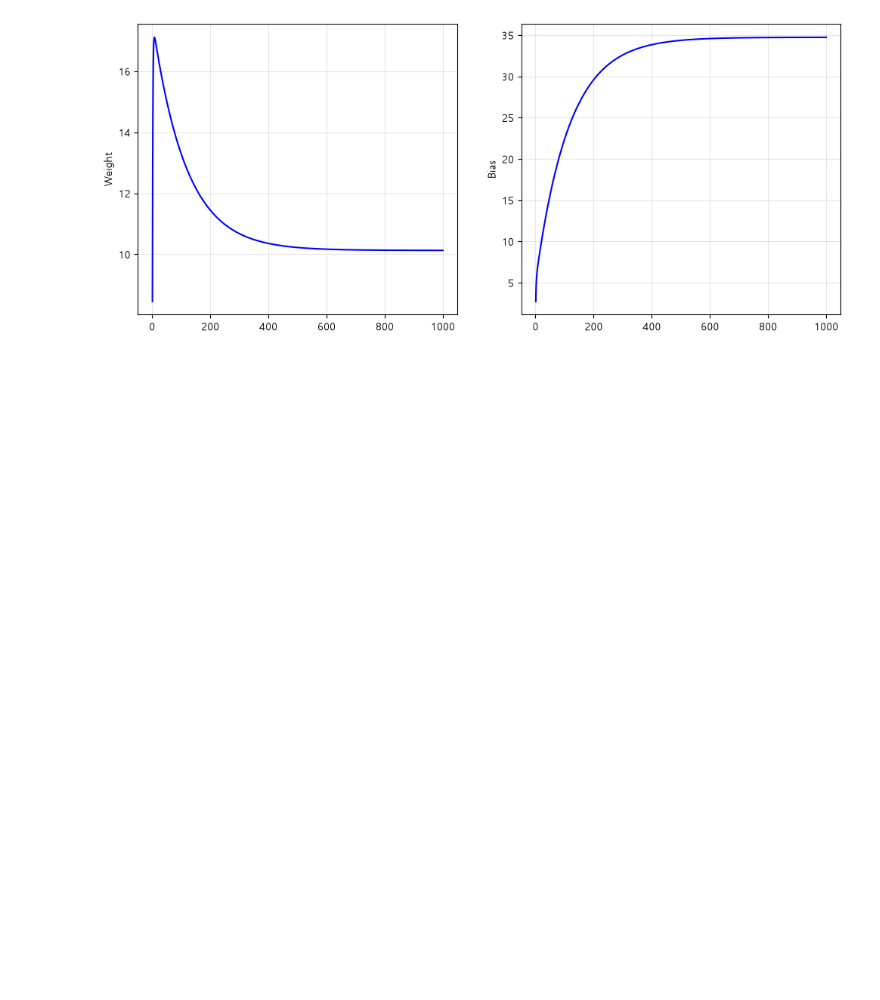
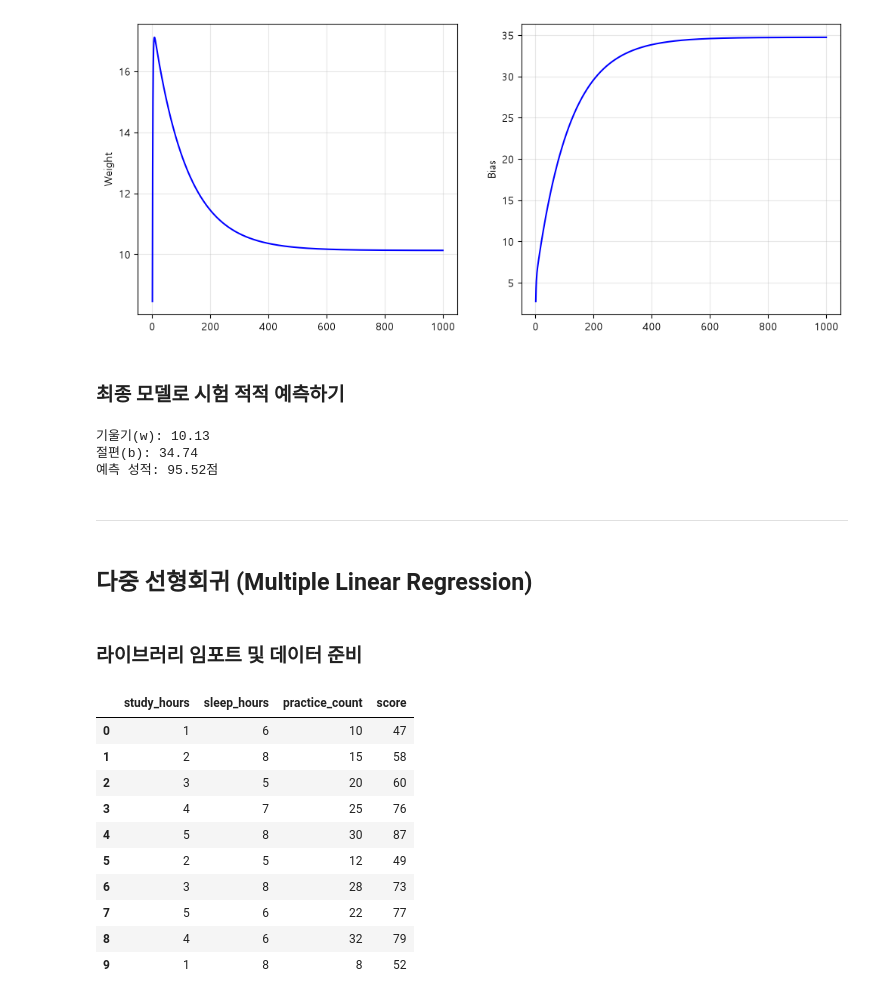
Before and after one commit to koda0909/DATA_TITANIC, a Jupyter notebook: 03_ml.ipynb, the cells around one changed output. Drawn from its saved outputs; the diff is of its cells as text; code cells hidden in the pictures; blank space fills up the shorter version.

```diff
--- a/03_ml.ipynb
+++ b/03_ml.ipynb
@@ -285,3 +285,58 @@ axes[1].set_ylabel("Bias")
 plt.show()
 # %% [output]
 [figure]
+# %% [markdown]
+### 최종 모델로 시험 적적 예측하기
+# %%
+# 최종 학습된 기울기, 절편
+print(f"기울기(w): {sgd.coef_[0]:.2f}")
+print(f"절편(b): {sgd.intercept_[0]:.2f}")
+
+# 6시간 학습한 학생
+new_data = pd.DataFrame({"hours": [6]})
+
+# 경사하강법으로 학습한 모델로 예측
+prediction = sgd.predict(new_data)
+
+print(f"예측 성적: {prediction[0]:.2f}점")
+# %% [output]
+기울기(w): 10.13
+절편(b): 34.74
+예측 성적: 95.52점
+# %% [markdown]
+---
+# %% [markdown]
+## 다중 선형회귀 (Multiple Linear Regression)
+# %% [markdown]
+### 라이브러리 임포트 및 데이터 준비
+# %%
+import pandas as pd
+import matplotlib.pyplot as plt
+import seaborn as sns
+
+from sklearn.linear_model import LinearRegression
+from sklearn.metrics import mean_absolute_error
+from sklearn.metrics import mean_squared_error
+from sklearn.metrics import r2_score
+
+# 데이터 생성
+df = pd.DataFrame({
+    "study_hours":    [1, 2, 3, 4, 5, 2, 3, 5, 4, 1],
+    "sleep_hours":    [6, 8, 5, 7, 8, 5, 8, 6, 6, 8],
+    "practice_count": [10, 15, 20, 25, 30, 12, 28, 22, 32, 8],
+    "score":          [47, 58, 60, 76, 87, 49, 73, 77, 79, 52]
+})
+
+df
+# %% [output]
+|  | study_hours | sleep_hours | practice_count | score |
+| 0 | 1 | 6 | 10 | 47 |
+| 1 | 2 | 8 | 15 | 58 |
+| 2 | 3 | 5 | 20 | 60 |
+| 3 | 4 | 7 | 25 | 76 |
+| 4 | 5 | 8 | 30 | 87 |
+| 5 | 2 | 5 | 12 | 49 |
+| 6 | 3 | 8 | 28 | 73 |
+| 7 | 5 | 6 | 22 | 77 |
+| 8 | 4 | 6 | 32 | 79 |
+| 9 | 1 | 8 | 8 | 52 |
```
Also changed, not shown: parts of 4 cells of this notebook.
